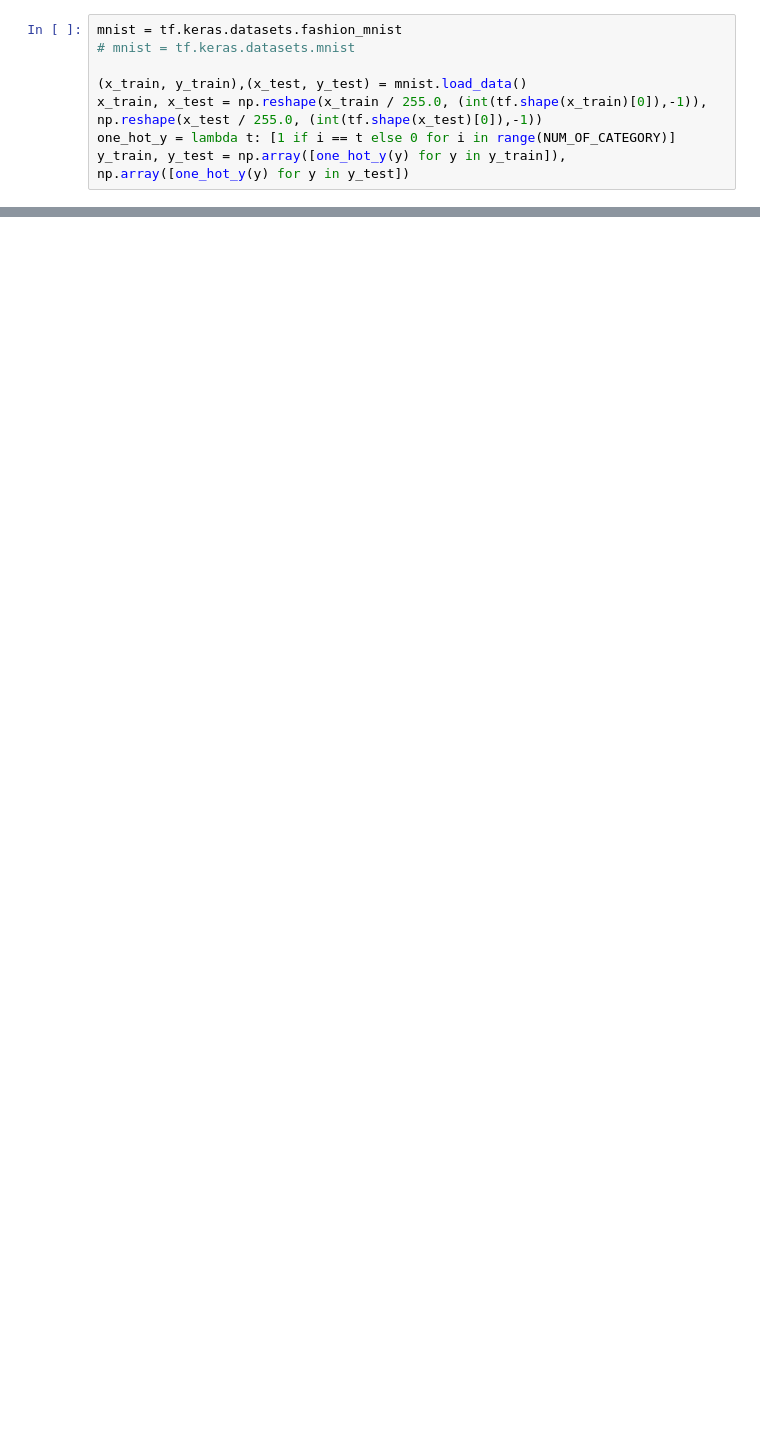
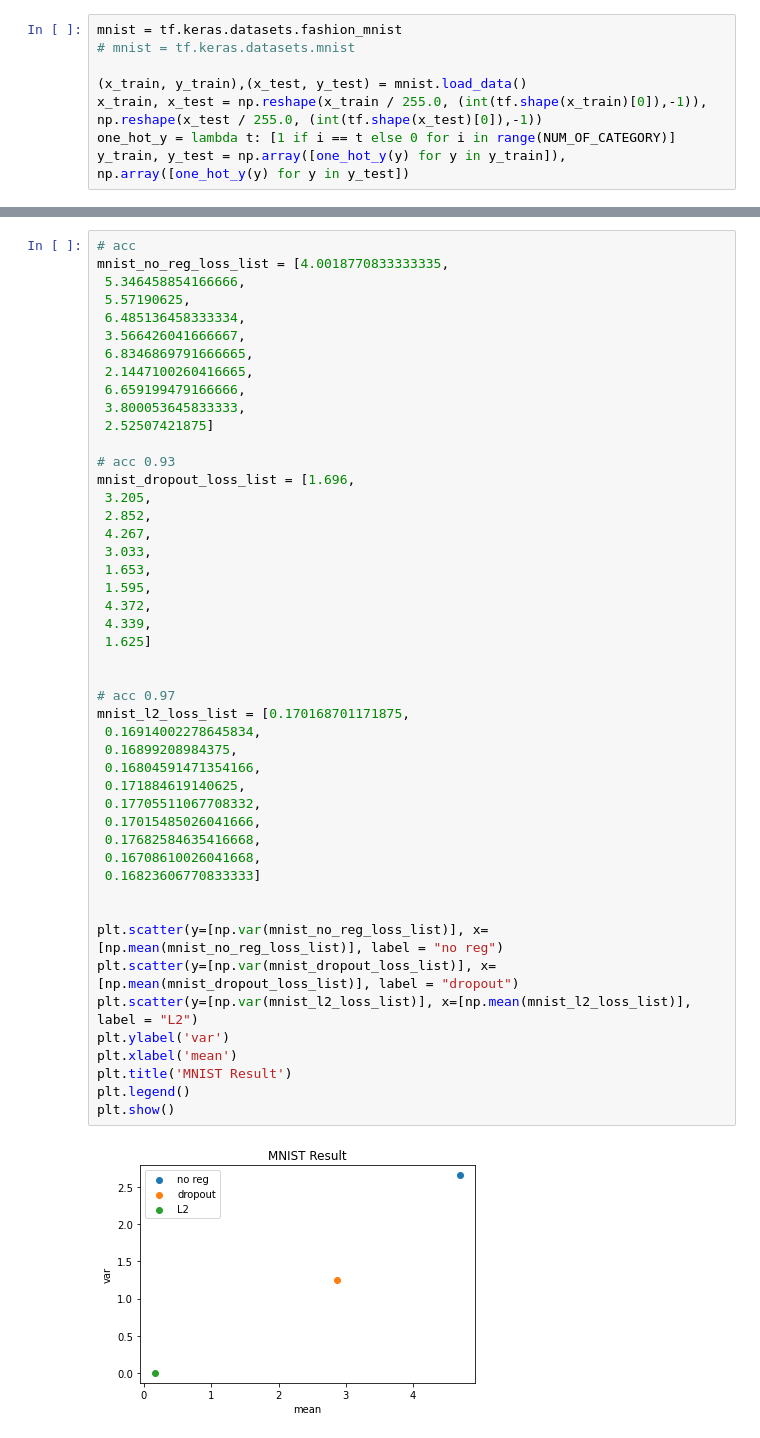
Before and after one commit to YiranYe/deep_tensor, a Jupyter notebook: Assignment 2.ipynb, the cells around one changed output, grey strips where cells are left out. Saved outputs shown, nothing was run; the diff lists cells and outputs as text; blank space fills up the shorter version.

```diff
--- a/Assignment 2.ipynb
+++ b/Assignment 2.ipynb
@@ -200,0 +289,49 @@ Time taken (in seconds): 4.65
+# %%
+# acc
+mnist_no_reg_loss_list = [4.0018770833333335,
+ 5.346458854166666,
+ 5.57190625,
+ 6.485136458333334,
+ 3.566426041666667,
+ 6.8346869791666665,
+ 2.1447100260416665,
+ 6.659199479166666,
+ 3.800053645833333,
+ 2.52507421875]
+
+# acc 0.93
+mnist_dropout_loss_list = [1.696,
+ 3.205,
+ 2.852,
+ 4.267,
+ 3.033,
+ 1.653,
+ 1.595,
+ 4.372,
+ 4.339,
+ 1.625]
+
+
+# acc 0.97
+mnist_l2_loss_list = [0.170168701171875,
+ 0.16914002278645834,
+ 0.16899208984375,
+ 0.16804591471354166,
+ 0.171884619140625,
+ 0.17705511067708332,
+ 0.17015485026041666,
+ 0.17682584635416668,
+ 0.16708610026041668,
+ 0.16823606770833333]
+
+
+plt.scatter(y=[np.var(mnist_no_reg_loss_list)], x=[np.mean(mnist_no_reg_loss_list)], label = "no reg")
+plt.scatter(y=[np.var(mnist_dropout_loss_list)], x=[np.mean(mnist_dropout_loss_list)], label = "dropout")
+plt.scatter(y=[np.var(mnist_l2_loss_list)], x=[np.mean(mnist_l2_loss_list)], label = "L2")
+plt.ylabel('var')
+plt.xlabel('mean')
+plt.title('MNIST Result')
+plt.legend()
+plt.show()
+# %% [output]
+[figure, added]
```
Also changed, not shown: parts of 5 cells of this notebook.
